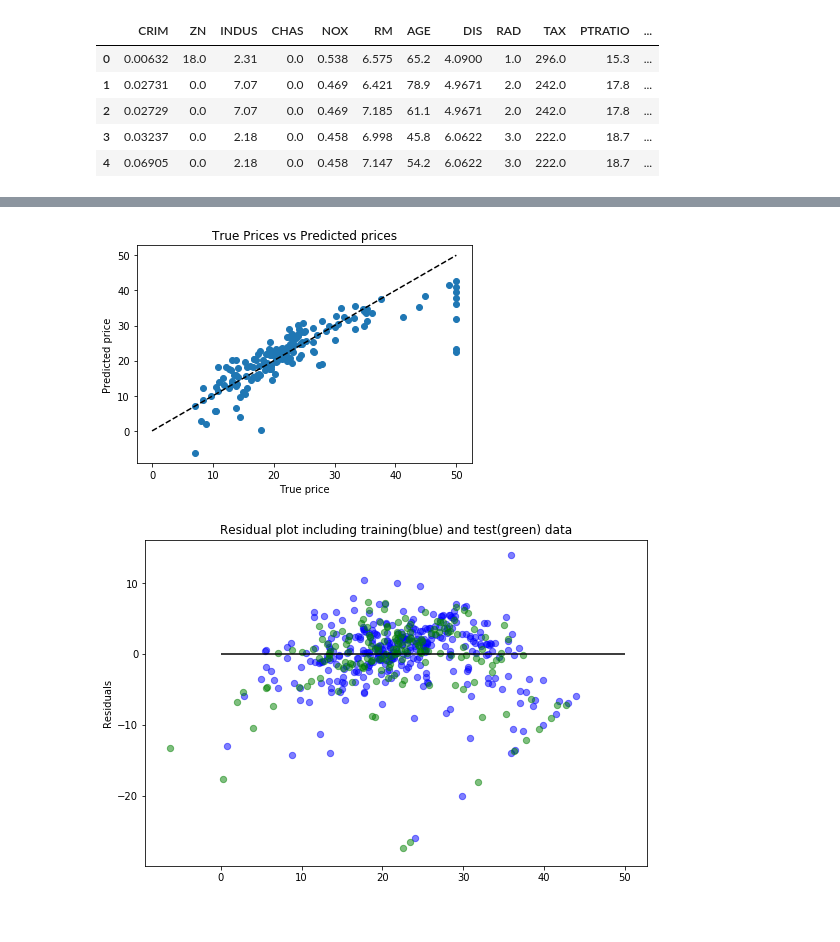
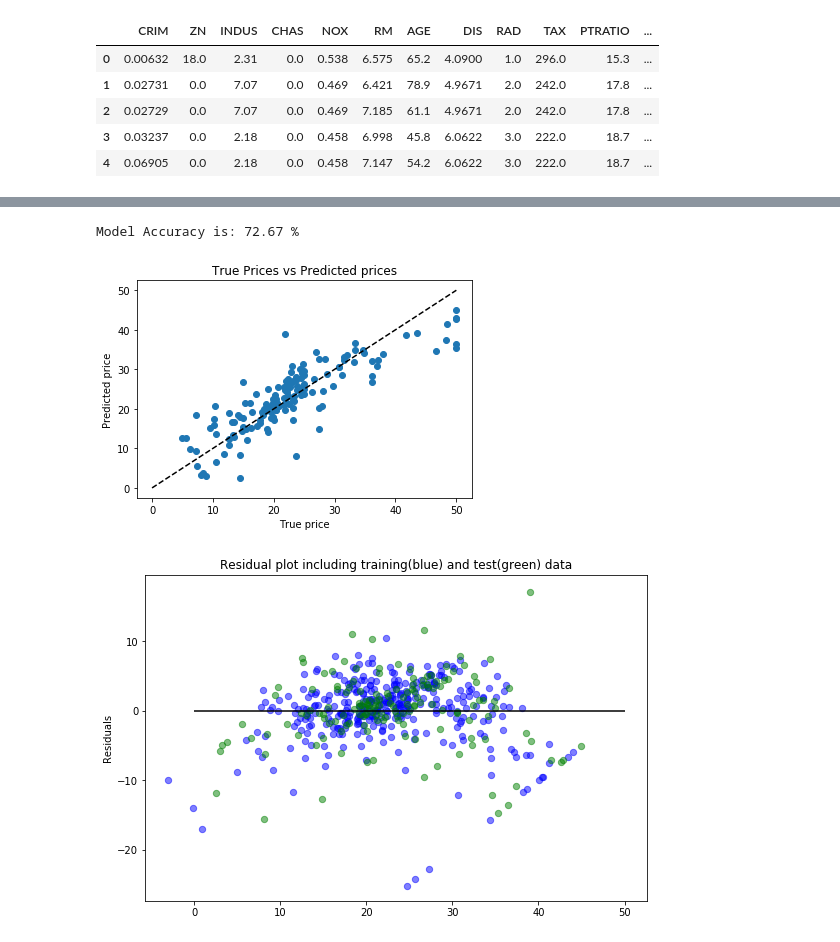
Before and after one commit to siddharthalal/Linear-Regression, a Jupyter notebook: Assignment 21.1.ipynb, the cells around one changed output, grey strips where cells are left out. Cells and saved outputs as stored; diff of their text form; code cells hidden in the pictures.

```diff
--- a/Assignment 21.1.ipynb
+++ b/Assignment 21.1.ipynb
@@ -110,3 +91,17 @@ plt.show()
+# %%
+# split the data into training and test sets
+
+X_train, X_test, y_train, y_test = train_test_split(x_columns, y_column, test_size = 0.3)
+# %%
+# Instantiate a linear regression model and fit the training set
+
+lm = LinearRegression()
+lm.fit(X_train, y_train)
+y_pred = lm.predict(X_test)
+
+print("Model Accuracy is:", format(metrics.r2_score(y_test, y_pred) * 100, '.2f'), '%')
+# %% [output]
+Model Accuracy is: 72.67 %
 # %%
 ## PLOT true vs predicted prices and draw the line of fit
 
@@ -117,17 +112,17 @@ plt.ylabel("Predicted price")
 plt.title("True Prices vs Predicted prices")
 plt.show()
 # %% [output]
-[figure, old version]
+[figure, new version]
 # %%
 ## Draw residual plot. If the data points are scattered randomly around the line, then our model is correct
 ## and it's not missing the relationship between any two features.
 
 plt.figure(figsize=(9,6))
-plt.scatter(lm.predict(x_train), lm.predict(x_train) - y_train, c='b', s=40, alpha=0.5)
-plt.scatter(lm.predict(x_test), lm.predict(x_test) - y_test, c='g', s=40, alpha=0.5)
+plt.scatter(lm.predict(X_train), lm.predict(X_train) - y_train, c='b', s=40, alpha=0.5)
+plt.scatter(lm.predict(X_test), lm.predict(X_test) - y_test, c='g', s=40, alpha=0.5)
 plt.hlines(y=0, xmin=0, xmax=50)
 plt.ylabel('Residuals')
 plt.title('Residual plot including training(blue) and test(green) data')
 plt.show()
 # %% [output]
-[figure, old version]
+[figure, new version]
```
Also changed, not shown: parts of 12 cells of this notebook.
